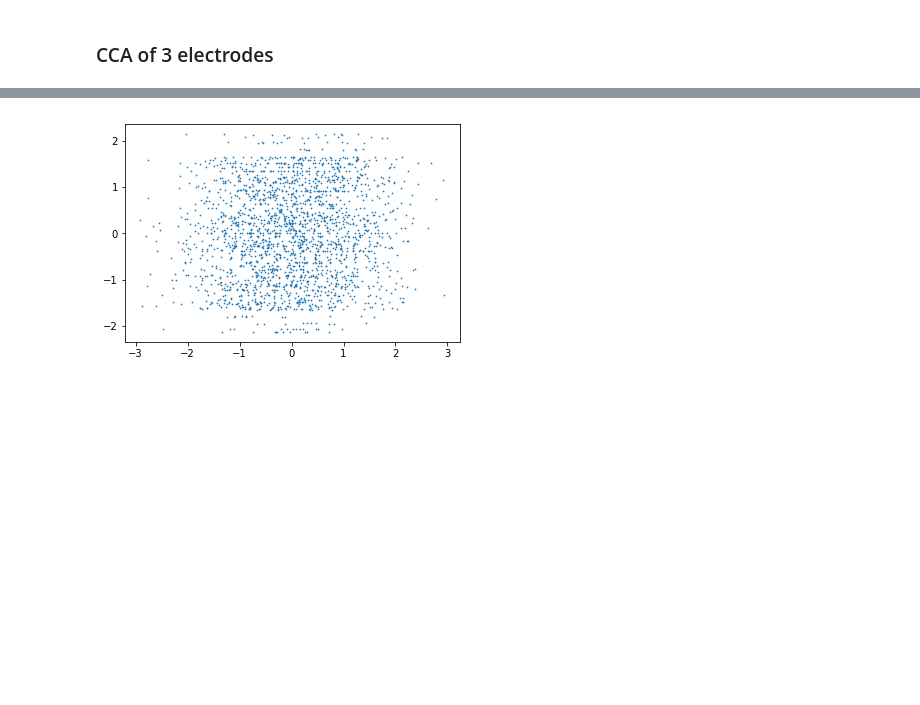
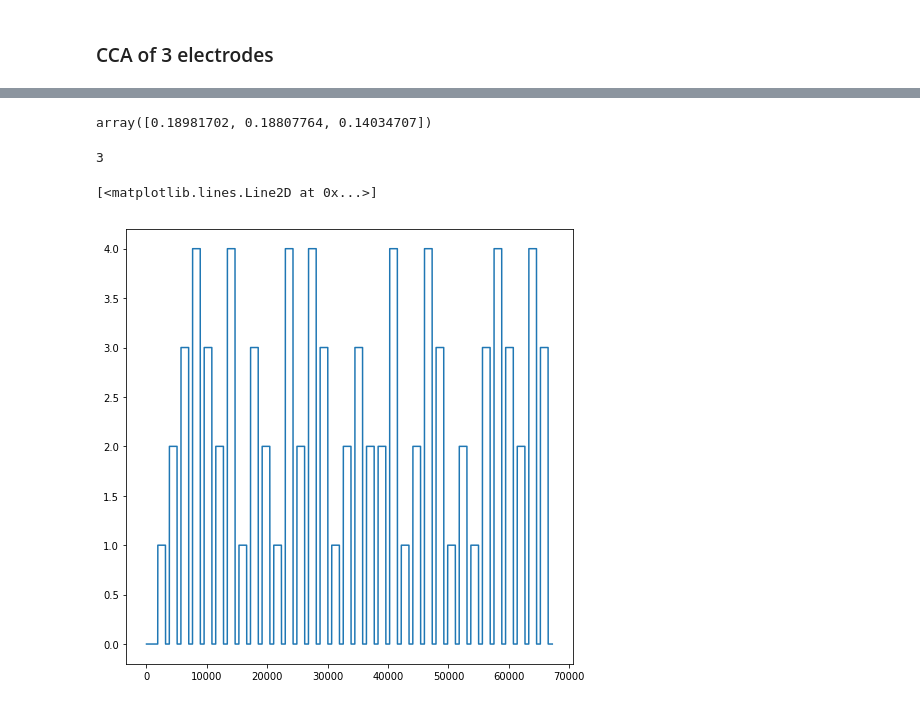
Before and after one commit to alTeska/BCI-Brane, a Jupyter notebook: notebooks/SSVEP_CCA.ipynb, the cells around one changed output, grey strips where cells are left out. Drawn from its saved outputs; the diff is of its cells as text; code cells hidden in the pictures; blank space fills up the shorter version.

```diff
--- a/notebooks/SSVEP_CCA.ipynb
+++ b/notebooks/SSVEP_CCA.ipynb
@@ -254,4 +235,0 @@ plt.scatter(X,Y,s=.5);
-# %%
-plt.scatter(U,V,s=.5);
-# %% [output]
-[figure, removed]
@@ -257,0 +268,19 @@ plt.scatter(U,V,s=.5);
+# %%
+r, r_sqrt = calculate_r(X)
+np.sum(r_sqrt, axis=1)
+# %% [output]
+array([0.18981702, 0.18807764, 0.14034707])
+# %%
+n = 5
+X = np.stack(((epochs[n,:,0], epochs[n,:,1], epochs[n,:,2], epochs[n,:,3], epochs[n,:,4], epochs[n,:,5]))).T
+r, r_sqrt = calculate_r(X)
+r_sum = np.sum(r_sqrt, axis=1)
+np.argmax(r_sum)+1
+# %% [output]
+3
+# %%
+plt.figure(figsize=(8,8))
+plt.plot(yagmur.label)
+# %% [output]
+[<matplotlib.lines.Line2D at 0x...>]
+[figure, added]
```
Also changed, not shown: parts of 7 cells of this notebook, 1 other file.
